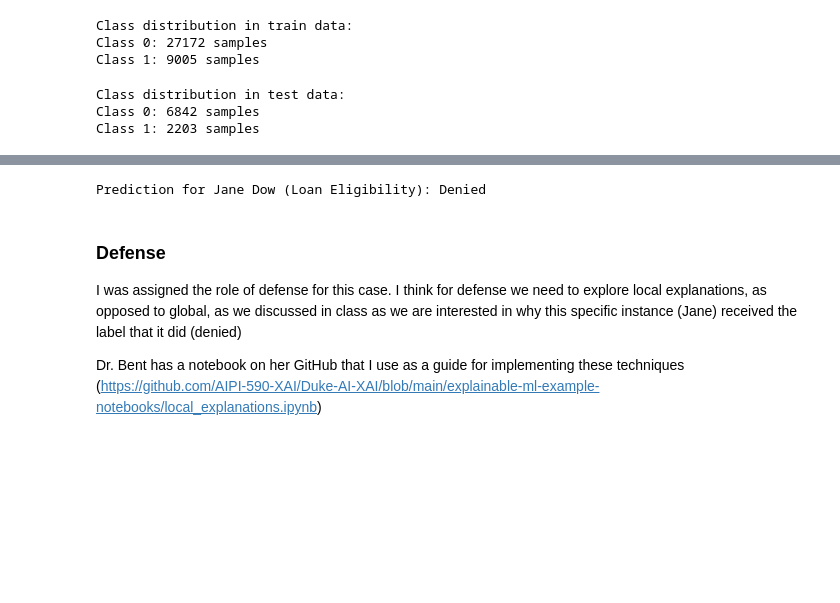
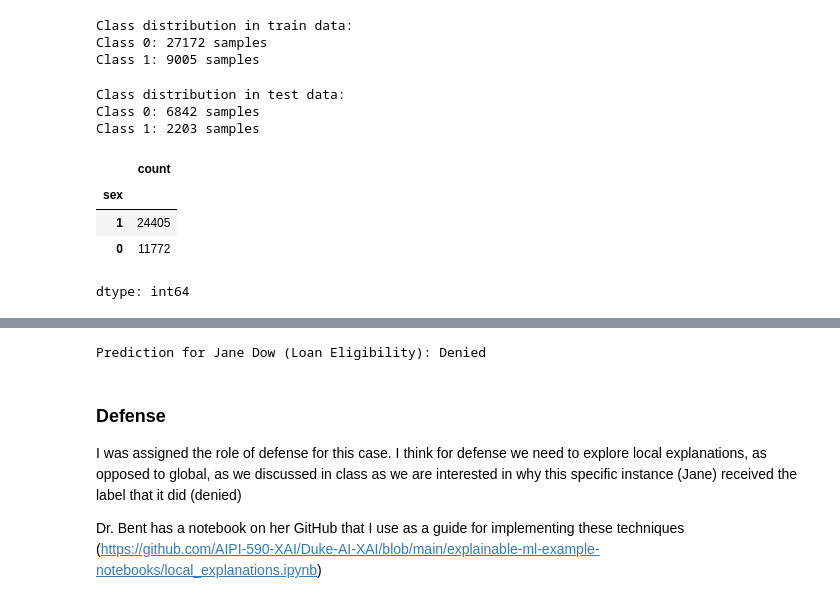
Before and after one commit to khaeuss808/AIPI590_ExplainableAITechniques_MLcourt, a Jupyter notebook: machine_learning_court.ipynb, the cells around one changed output, grey strips where cells are left out. Saved outputs shown, nothing was run; the diff lists cells and outputs as text; code cells hidden in the pictures; blank space fills up the shorter version.

```diff
--- a/machine_learning_court.ipynb
+++ b/machine_learning_court.ipynb
@@ -83,3 +83,11 @@ print(f"Class 1: {sum(y_test == 1)} samples")
 Class distribution in test data:
 Class 0: 6842 samples
 Class 1: 2203 samples
+# %%
+X_train['sex'].value_counts()
+# %% [output]
+|  | count |
+| sex |  |
+| 1 | 24405 |
+| 0 | 11772 |
+dtype: int64
```
Also changed, not shown: parts of 11 cells of this notebook.
